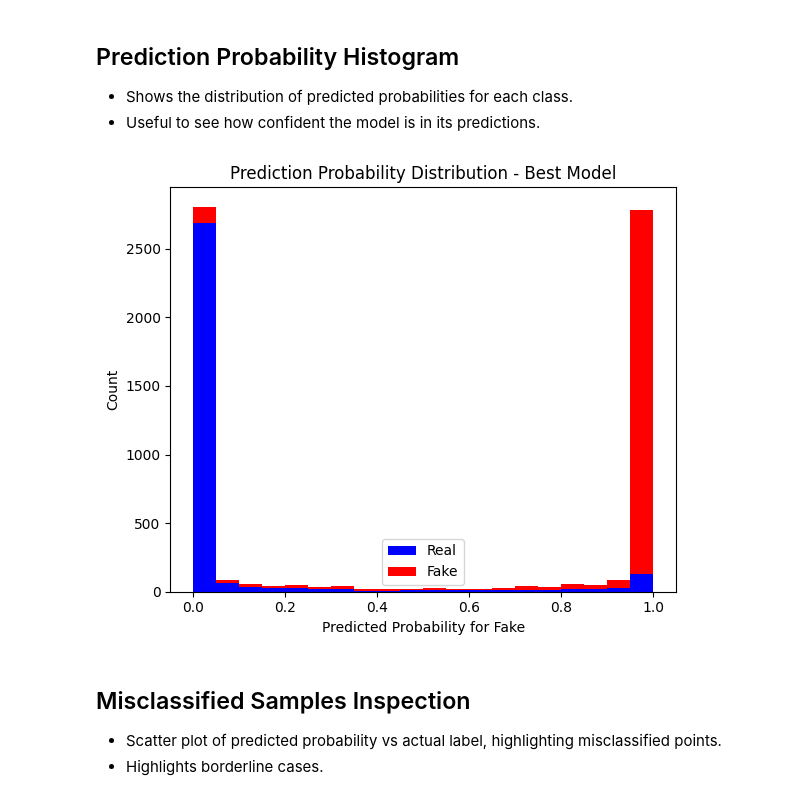
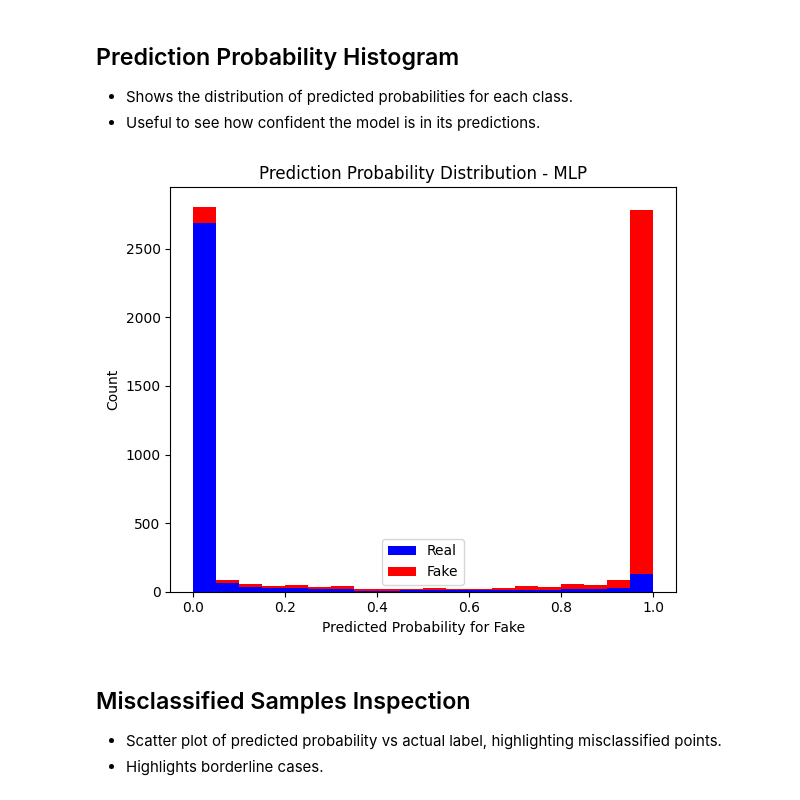
Before and after one commit to DuarteCruz6/MLChallenge-2526, a Jupyter notebook: notebooks/report_stuff/best_model.ipynb, the cells around one changed output. Cells and saved outputs as stored; diff of their text form; code cells hidden in the pictures.

```diff
--- a/notebooks/report_stuff/best_model.ipynb
+++ b/notebooks/report_stuff/best_model.ipynb
@@ -96,16 +96,16 @@ https://scikit-learn.org/stable/model_persistence.html#security-maintainability-
 # %%
 probs = best_model.predict_proba(X_test)[:,1]  # probability for Fake
 plt.figure(figsize=(6,5))
 plt.hist([probs[y_test==0], probs[y_test==1]], bins=20, stacked=True, color=['blue','red'], label=['Real','Fake'])
 plt.xlabel("Predicted Probability for Fake")
 plt.ylabel("Count")
-plt.title("Prediction Probability Distribution - Best Model")
+plt.title("Prediction Probability Distribution - MLP")
 plt.legend()
 plt.tight_layout()
 plt.savefig("../../report/assets/best_model/probability_histogram_best_model.png")
 plt.show()
 # %% [output]
-[figure, old version]
+[figure, new version]
 # %% [markdown]
 ## Misclassified Samples Inspection
 - Scatter plot of predicted probability vs actual label, highlighting misclassified points.
```
Also changed, not shown: 1 other file.
